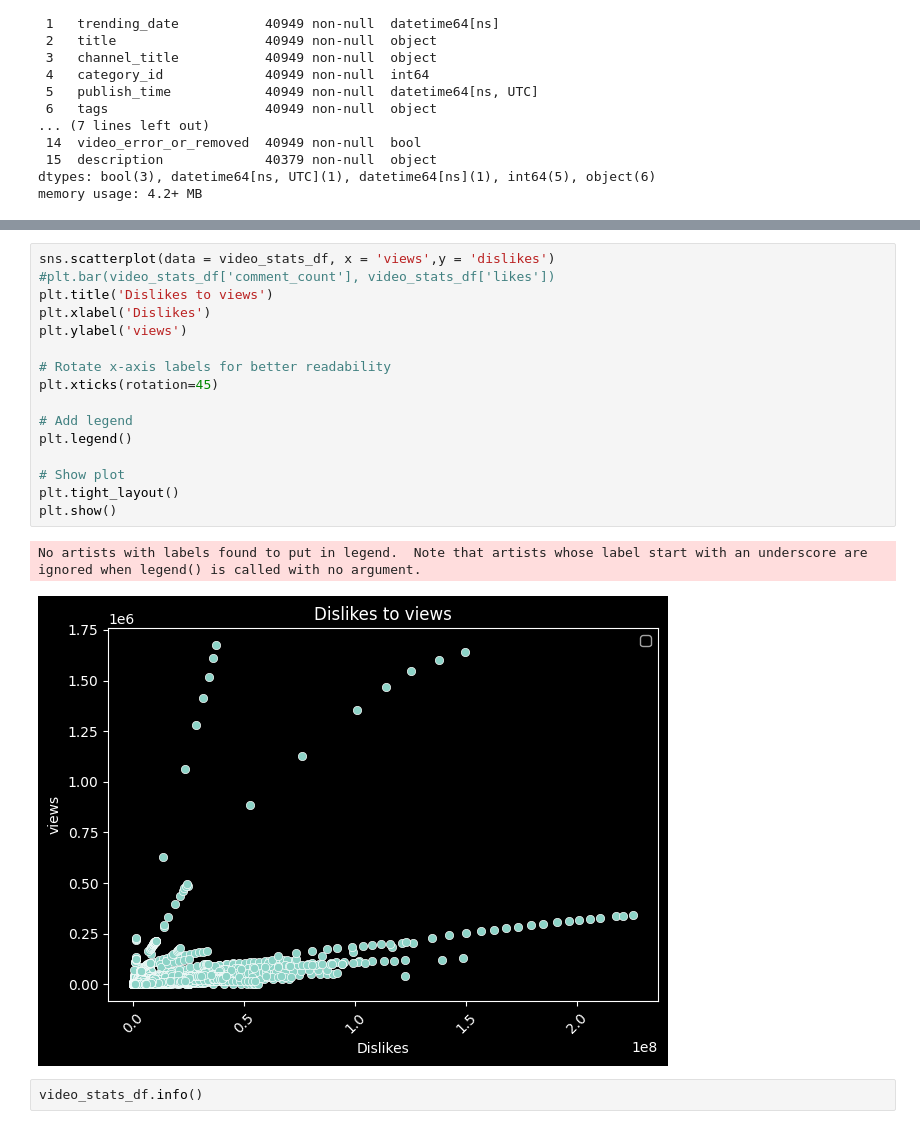
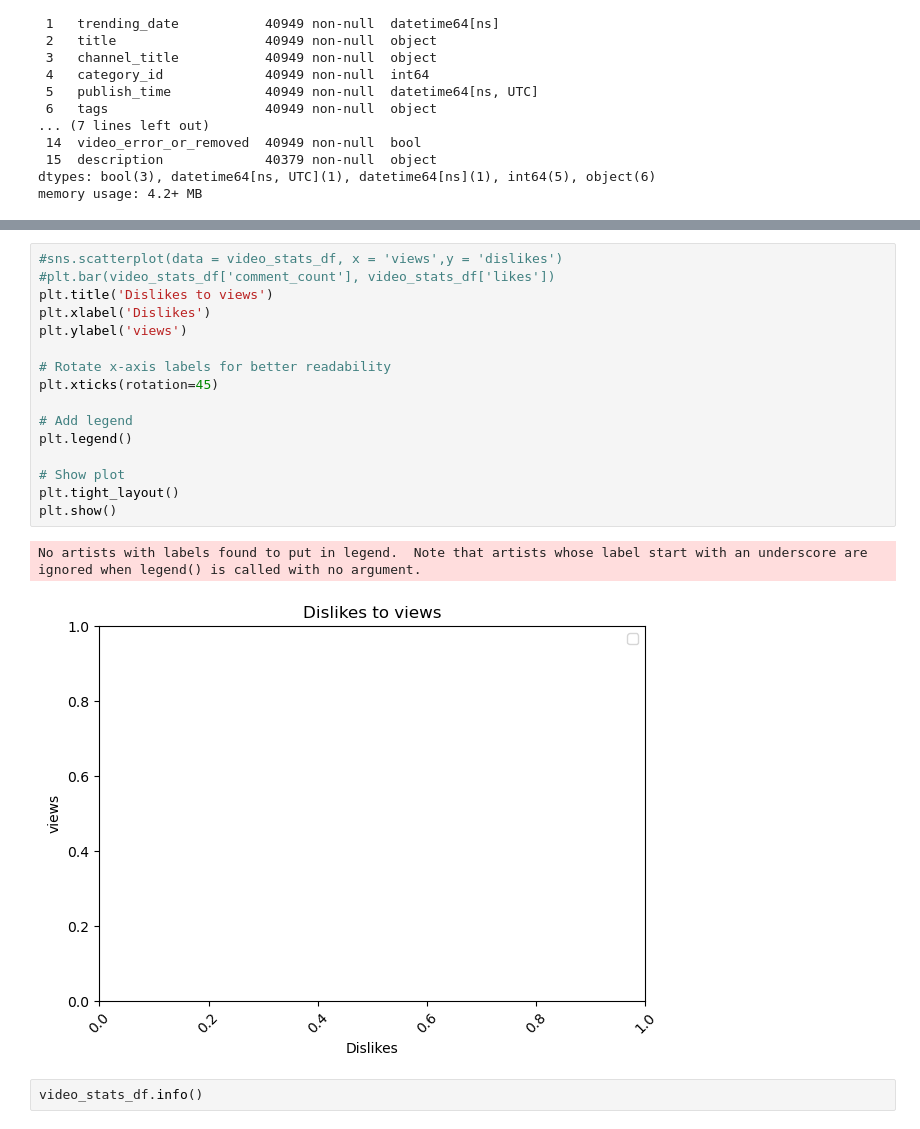
Before and after one commit to OKI300MER/Pandas-EDA-Case-Study, a Jupyter notebook: youtube_eda.ipynb, the cells around one changed output, grey strips where cells are left out. Saved outputs shown, nothing was run; the diff lists cells and outputs as text.

```diff
--- a/youtube_eda.ipynb
+++ b/youtube_eda.ipynb
@@ -199,22 +175,22 @@ No artists with labels found to put in legend.  Note that artists whose label st
 # %%
-sns.scatterplot(data = video_stats_df, x = 'views',y = 'dislikes')
+#sns.scatterplot(data = video_stats_df, x = 'views',y = 'dislikes')
 #plt.bar(video_stats_df['comment_count'], video_stats_df['likes'])
 plt.title('Dislikes to views')
 plt.xlabel('Dislikes')
 plt.ylabel('views')
 
 # Rotate x-axis labels for better readability
 plt.xticks(rotation=45)
 
 # Add legend
 plt.legend()
 
 # Show plot
 plt.tight_layout()
 plt.show()
 # %% [output]
 No artists with labels found to put in legend.  Note that artists whose label start with an underscore are ignored when legend() is called with no argument.
-[figure, old version]
+[figure, new version]
 # %%
 video_stats_df.info()
 # %% [output]
```
Also changed, not shown: parts of 16 cells of this notebook.
